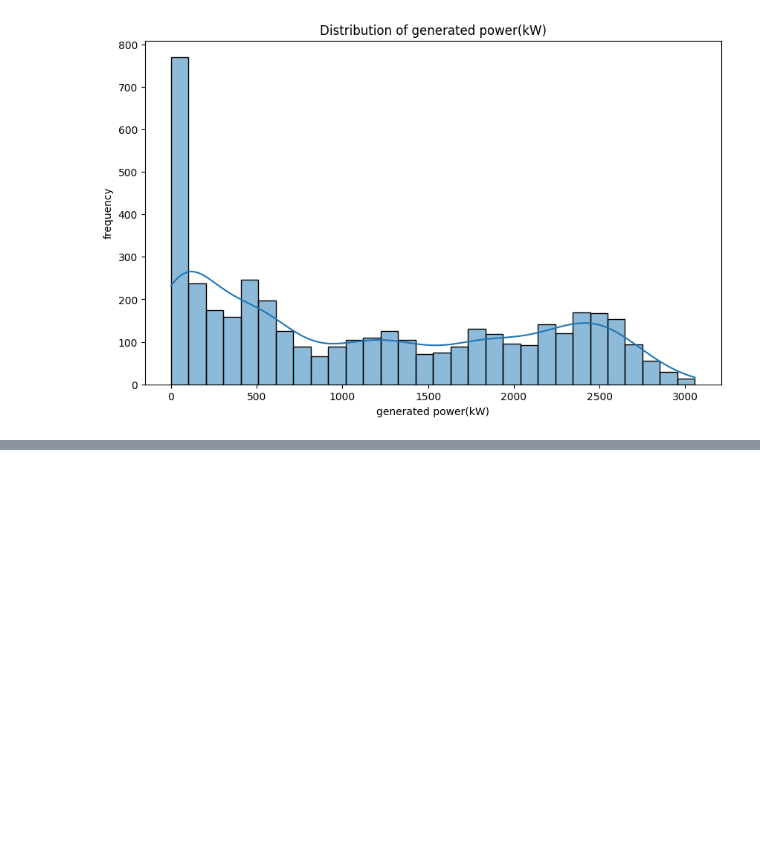
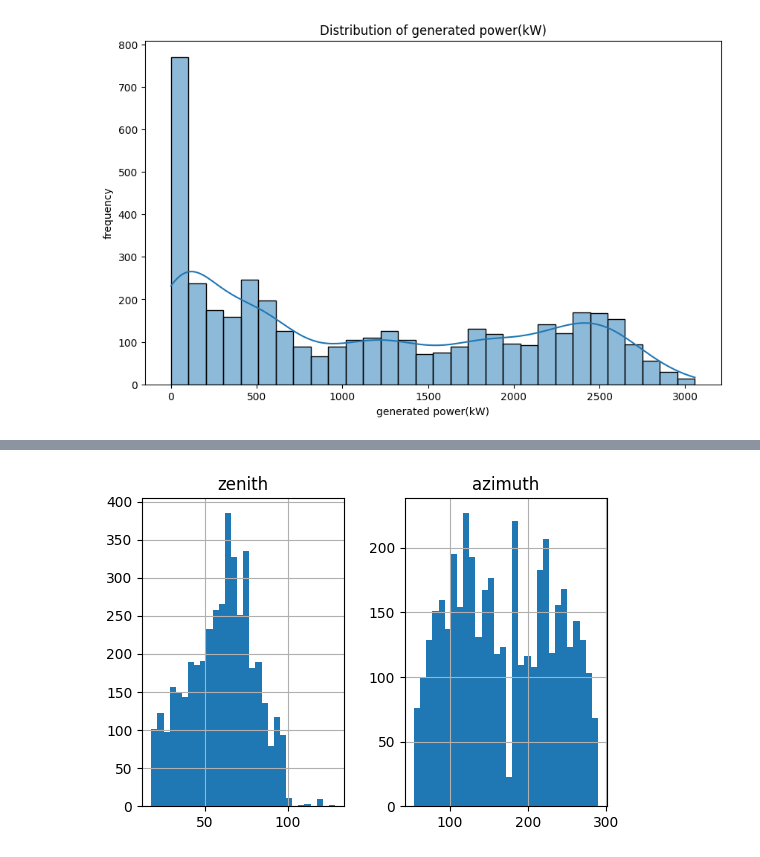
Before and after one commit to Riyaa200/Week-_-1, a Jupyter notebook: solarpowerprediction.ipynb, the cells around one changed output, grey strips where cells are left out. Cells and saved outputs as stored; diff of their text form; code cells hidden in the pictures; blank space fills up the shorter version.

```diff
--- a/solarpowerprediction.ipynb
+++ b/solarpowerprediction.ipynb
@@ -210,0 +206,5 @@ else:
+# %%
+df[df.columns[18:20]].hist(bins=30, figsize=(6,4))
+plt.show()
+# %% [output]
+[figure, added]
```
Also changed, not shown: parts of 11 cells of this notebook.
